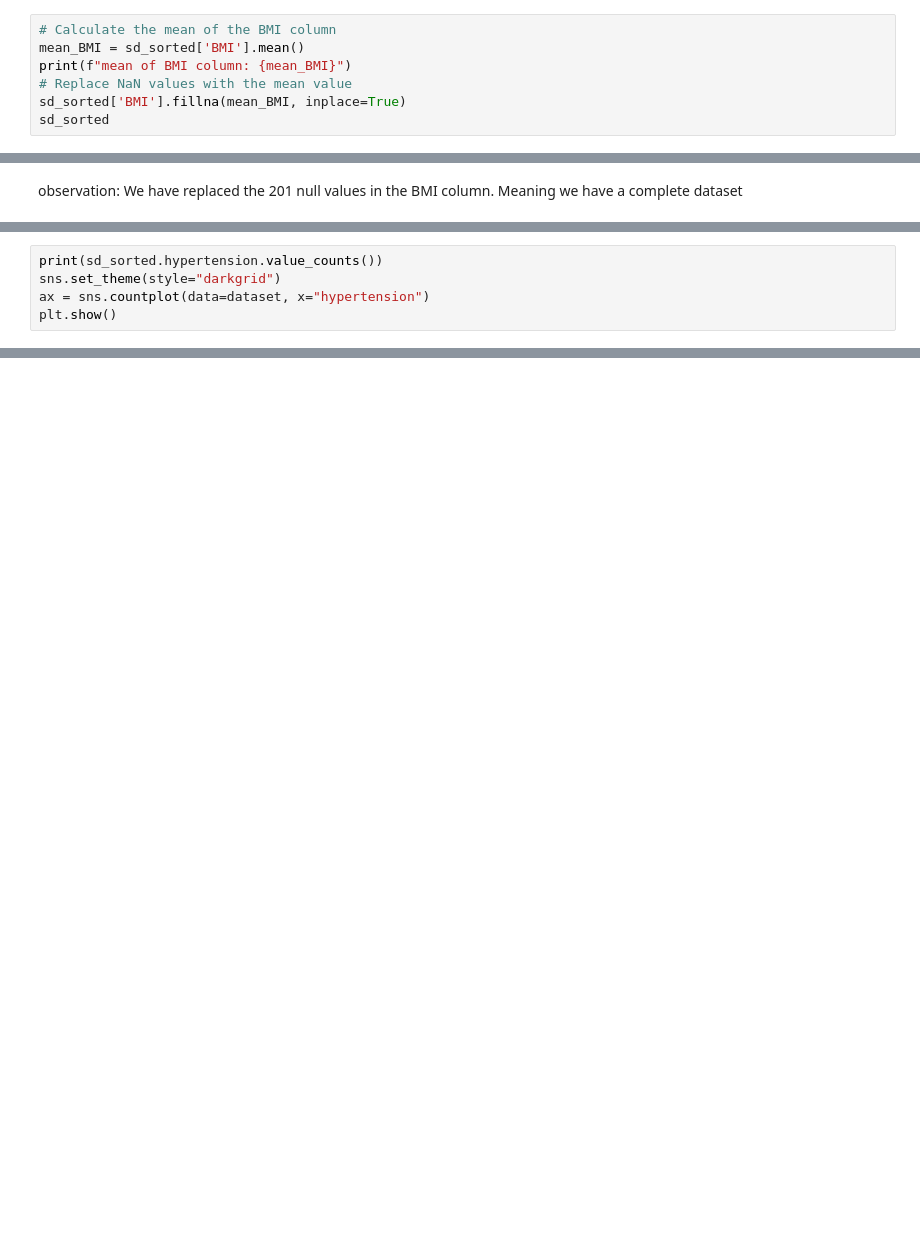
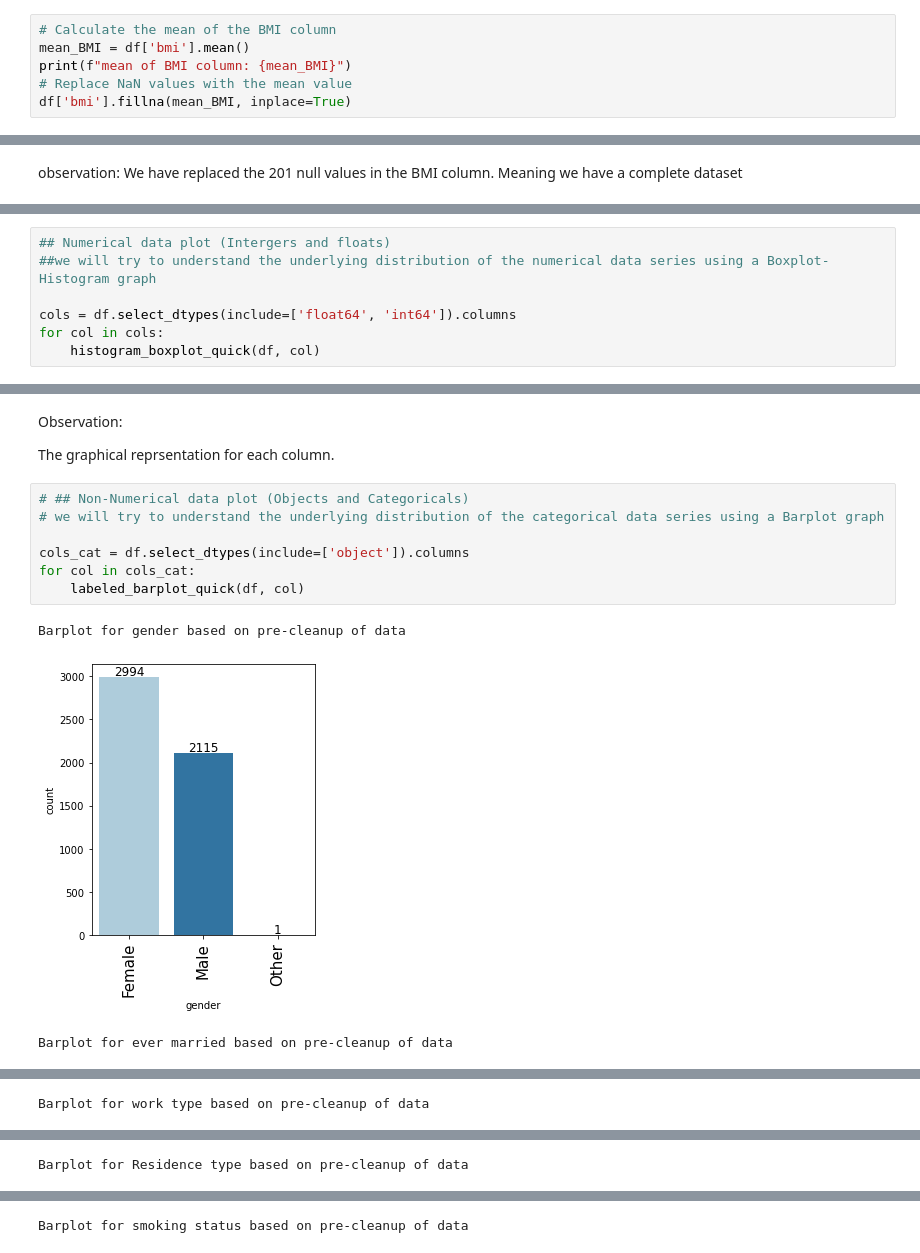
Before and after one commit to satyamanish/Healthcare-Heart-Attack-Deaths-Analysis, a Jupyter notebook: Python Project - Healthcare Heart Attack Deaths Analysis.ipynb, the cells around one changed output, grey strips where cells are left out. Cells and saved outputs as stored; diff of their text form; blank space fills up the shorter version.

```diff
--- a/Python Project - Healthcare Heart Attack Deaths Analysis.ipynb
+++ b/Python Project - Healthcare Heart Attack Deaths Analysis.ipynb
@@ -256,8 +272,7 @@ rows_with_null_values
 # %%
 # Calculate the mean of the BMI column
-mean_BMI = sd_sorted['BMI'].mean()
+mean_BMI = df['bmi'].mean()
 print(f"mean of BMI column: {mean_BMI}")
 # Replace NaN values with the mean value
-sd_sorted['BMI'].fillna(mean_BMI, inplace=True)
-sd_sorted
+df['bmi'].fillna(mean_BMI, inplace=True)
 # %% [output]
@@ -434,5 +282,0 @@ We have 249 people with stroke and 4860 without stroke
-# %%
-print(sd_sorted.hypertension.value_counts())
-sns.set_theme(style="darkgrid")
-ax = sns.countplot(data=dataset, x="hypertension")
-plt.show()
@@ -451,0 +427,7 @@ ValueError: Could not interpret input 'Work_Type'
+# %%
+## Numerical data plot (Intergers and floats)
+##we will try to understand the underlying distribution of the numerical data series using a Boxplot-Histogram graph
+
+cols = df.select_dtypes(include=['float64', 'int64']).columns
+for col in cols:
+    histogram_boxplot_quick(df, col)
@@ -451,0 +449,15 @@ ValueError: Could not interpret input 'Work_Type'
+# %% [markdown]
+Observation:
+
+The graphical reprsentation for each column.
+# %%
+# ## Non-Numerical data plot (Objects and Categoricals)
+# we will try to understand the underlying distribution of the categorical data series using a Barplot graph
+
+cols_cat = df.select_dtypes(include=['object']).columns
+for col in cols_cat:
+    labeled_barplot_quick(df, col)
+# %% [output]
+Barplot for gender based on pre-cleanup of data
+[figure, added]
+Barplot for ever married based on pre-cleanup of data
@@ -451,0 +465 @@ ValueError: Could not interpret input 'Work_Type'
+Barplot for work type based on pre-cleanup of data
@@ -451,0 +467 @@ ValueError: Could not interpret input 'Work_Type'
+Barplot for Residence type based on pre-cleanup of data
@@ -451,0 +469 @@ ValueError: Could not interpret input 'Work_Type'
+Barplot for smoking status based on pre-cleanup of data
```
Also changed, not shown: parts of 186 cells of this notebook.
